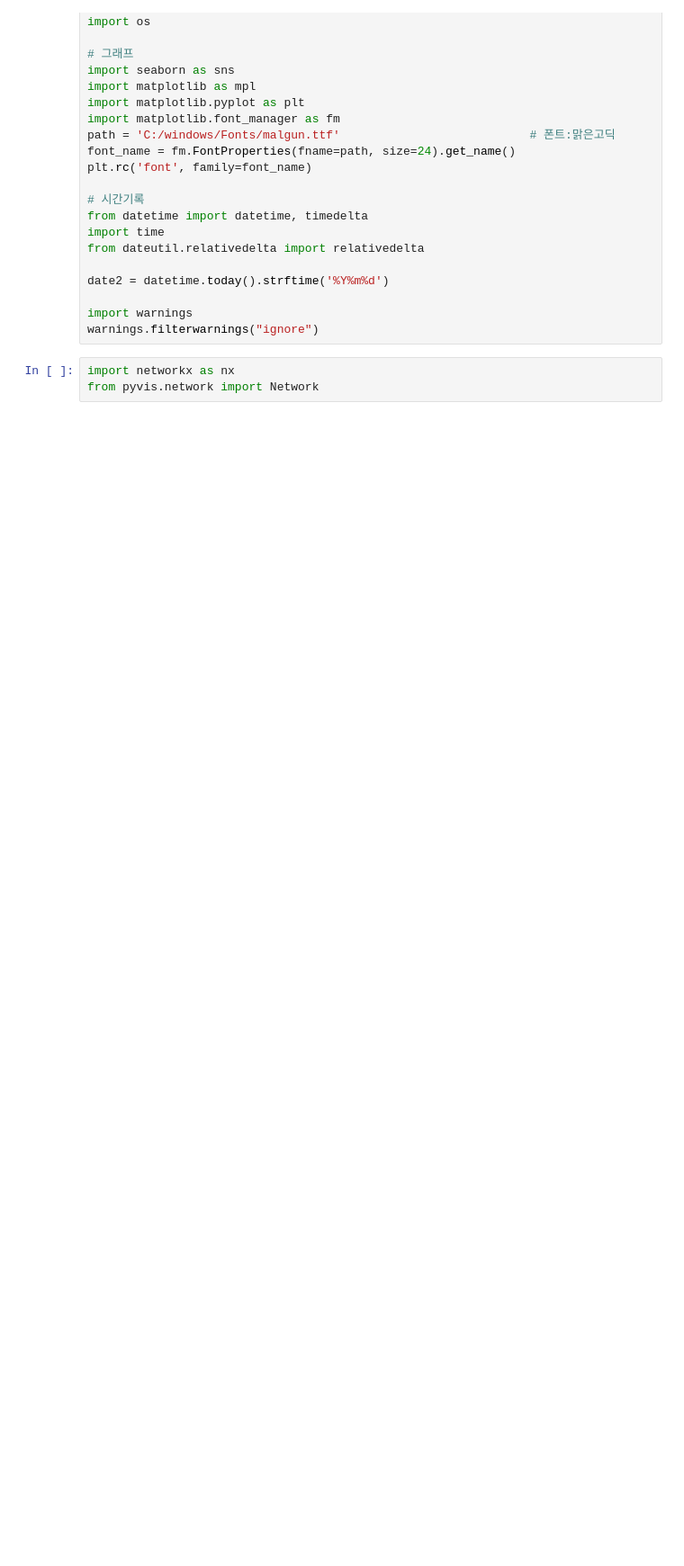
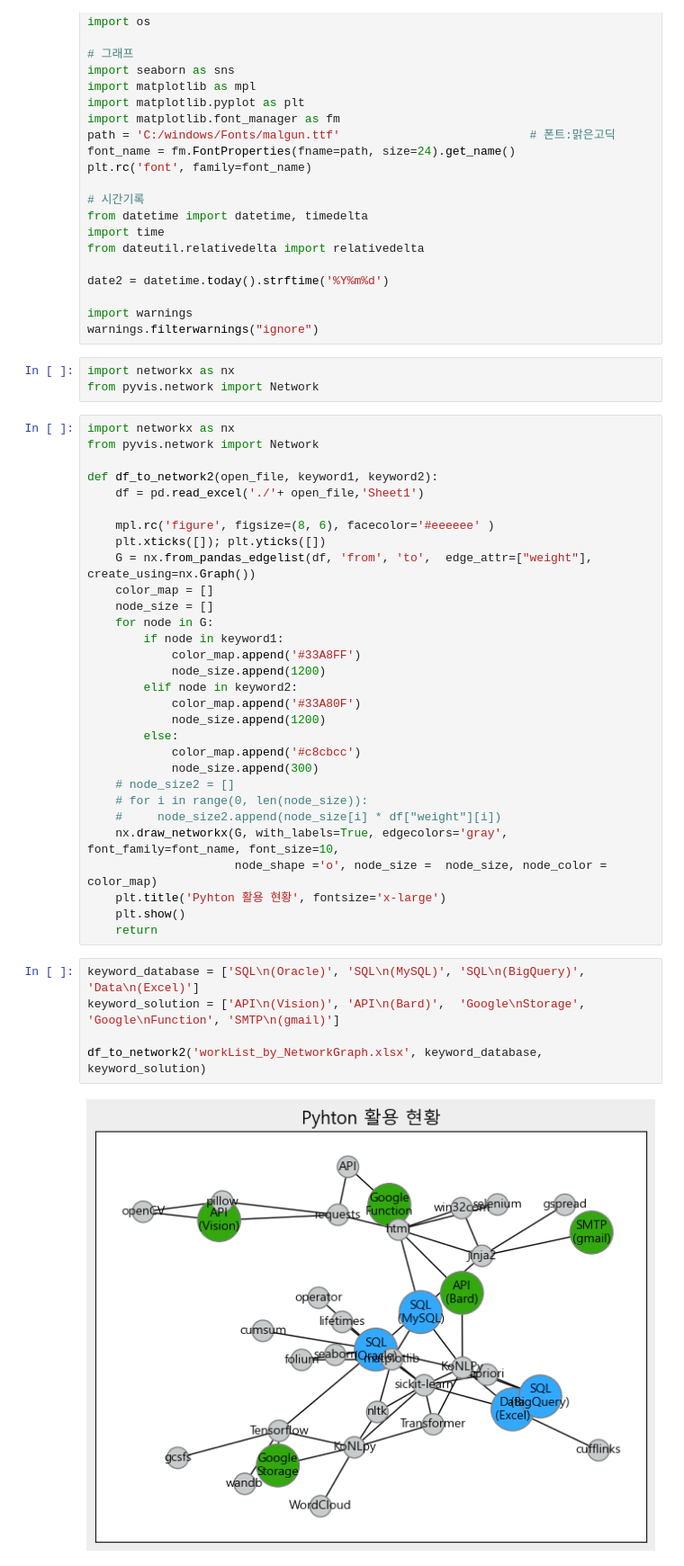
Before and after one commit to KyoungHa-Park/Data-Analysis, a Jupyter notebook: Network Graph(summary).ipynb, the cells around one changed output. Shown: that part at 90% size. Drawn from its saved outputs; the diff is of its cells as text; blank space fills up the shorter version.

```diff
--- a/Network Graph(summary).ipynb
+++ b/Network Graph(summary).ipynb
@@ -25,3 +25,40 @@ warnings.filterwarnings("ignore")
 # %%
 import networkx as nx
 from pyvis.network import Network
+# %%
+import networkx as nx
+from pyvis.network import Network
+
+def df_to_network2(open_file, keyword1, keyword2):
+    df = pd.read_excel('./'+ open_file,'Sheet1')
+
+    mpl.rc('figure', figsize=(8, 6), facecolor='#eeeeee' )
+    plt.xticks([]); plt.yticks([])
+    G = nx.from_pandas_edgelist(df, 'from', 'to',  edge_attr=["weight"], create_using=nx.Graph())
+    color_map = []
+    node_size = []
+    for node in G:
+        if node in keyword1:
+            color_map.append('#33A8FF')
+            node_size.append(1200)
+        elif node in keyword2:
+            color_map.append('#33A80F')
+            node_size.append(1200)
+        else:
+            color_map.append('#c8cbcc')
+            node_size.append(300)
+    # node_size2 = []
+    # for i in range(0, len(node_size)):
+    #     node_size2.append(node_size[i] * df["weight"][i])
+    nx.draw_networkx(G, with_labels=True, edgecolors='gray', font_family=font_name, font_size=10,
+                     node_shape ='o', node_size =  node_size, node_color = color_map)
+    plt.title('Pyhton 활용 현황', fontsize='x-large')
+    plt.show()
+    return
+# %%
+keyword_database = ['SQL\n(Oracle)', 'SQL\n(MySQL)', 'SQL\n(BigQuery)', 'Data\n(Excel)']
+keyword_solution = ['API\n(Vision)', 'API\n(Bard)',  'Google\nStorage', 'Google\nFunction', 'SMTP\n(gmail)']
+
+df_to_network2('workList_by_NetworkGraph.xlsx', keyword_database, keyword_solution)
+# %% [output]
+[figure, added]
```
Also changed, not shown: parts of 9 cells of this notebook, 48 other files.
